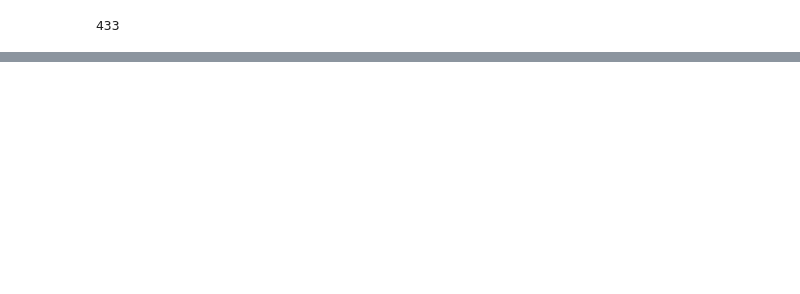
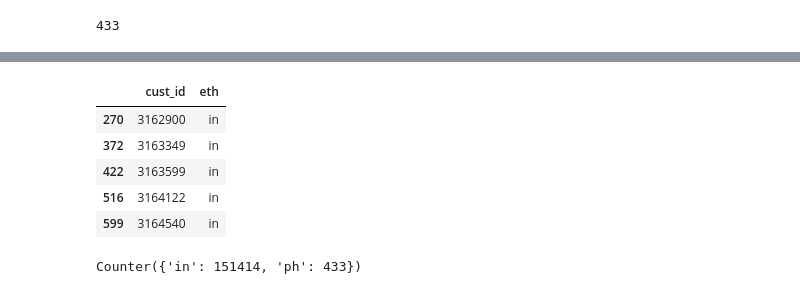
Before and after one commit to eeghor/ethnicity_detector, a Jupyter notebook: indian-filipino-detector.ipynb, the cells around one changed output, grey strips where cells are left out. Saved outputs shown, nothing was run; the diff lists cells and outputs as text; code cells hidden in the pictures; blank space fills up the shorter version.

```diff
--- a/indian-filipino-detector.ipynb
+++ b/indian-filipino-detector.ipynb
@@ -205,0 +276,4 @@ indians.cust_id.to_csv('indian_cust_ids.txt', header=False, index=False)
+# %%
+indians["eth"] = "IN"
+filipinos["eth"] = "PH"
+eth = pd.concat([indians, filipinos])
@@ -205,0 +290,15 @@ indians.cust_id.to_csv('indian_cust_ids.txt', header=False, index=False)
+# %%
+eth.drop(["name"], axis=1, inplace=True)
+# %%
+eth.head()
+# %% [output]
+|  | cust_id | eth |
+| 270 | 3162900 | in |
+| 372 | 3163349 | in |
+| 422 | 3163599 | in |
+| 516 | 3164122 | in |
+| 599 | 3164540 | in |
+# %%
+Counter(eth.eth)
+# %% [output]
+Counter({'in': 151414, 'ph': 433})
```
Also changed, not shown: parts of 9 cells of this notebook.
